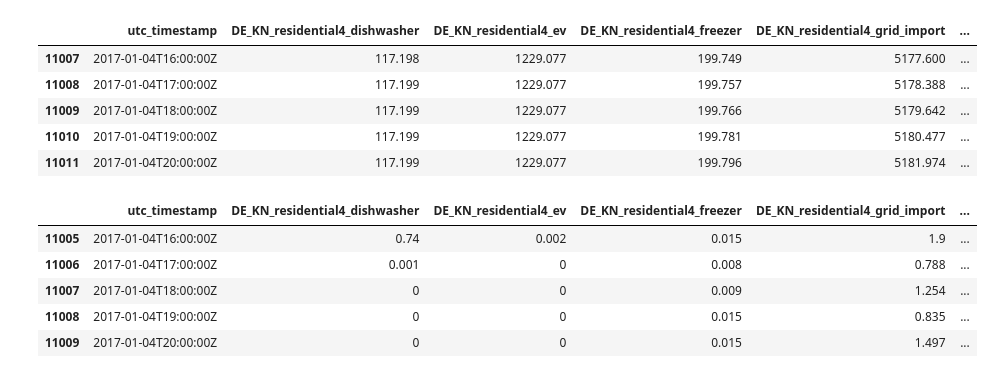
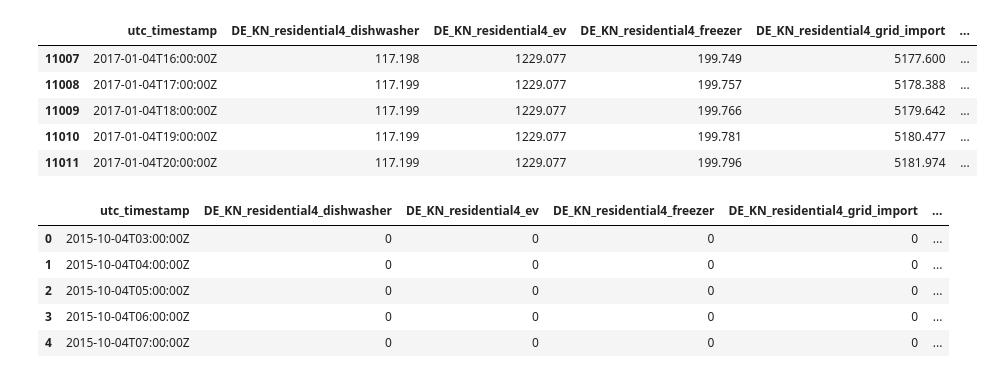
Before and after one commit to adithya8/loadPrediction, a Jupyter notebook: Konstantz_trial.ipynb, the cells around one changed output. Cells and saved outputs as stored; diff of their text form; code cells hidden in the pictures.

```diff
--- a/Konstantz_trial.ipynb
+++ b/Konstantz_trial.ipynb
@@ -298,11 +308,11 @@ hr_data.tail()
 | 11010 | 2017-01-04T19:00:00Z | 117.199 | 1229.077 | 199.781 | 5180.477 | ... |
 | 11011 | 2017-01-04T20:00:00Z | 117.199 | 1229.077 | 199.796 | 5181.974 | ... |
 # %%
-new_df.tail()
+new_df.head()
 # %% [output]
 |  | utc_timestamp | DE_KN_residential4_dishwasher | DE_KN_residential4_ev | DE_KN_residential4_freezer | DE_KN_residential4_grid_import | ... |
-| 11005 | 2017-01-04T16:00:00Z | 0.74 | 0.002 | 0.015 | 1.9 | ... |
-| 11006 | 2017-01-04T17:00:00Z | 0.001 | 0 | 0.008 | 0.788 | ... |
-| 11007 | 2017-01-04T18:00:00Z | 0 | 0 | 0.009 | 1.254 | ... |
-| 11008 | 2017-01-04T19:00:00Z | 0 | 0 | 0.015 | 0.835 | ... |
-| 11009 | 2017-01-04T20:00:00Z | 0 | 0 | 0.015 | 1.497 | ... |
+| 0 | 2015-10-04T03:00:00Z | 0 | 0 | 0 | 0 | ... |
+| 1 | 2015-10-04T04:00:00Z | 0 | 0 | 0 | 0 | ... |
+| 2 | 2015-10-04T05:00:00Z | 0 | 0 | 0 | 0 | ... |
+| 3 | 2015-10-04T06:00:00Z | 0 | 0 | 0 | 0 | ... |
+| 4 | 2015-10-04T07:00:00Z | 0 | 0 | 0 | 0 | ... |
```
Also changed, not shown: parts of 14 cells of this notebook, 1 other file.
